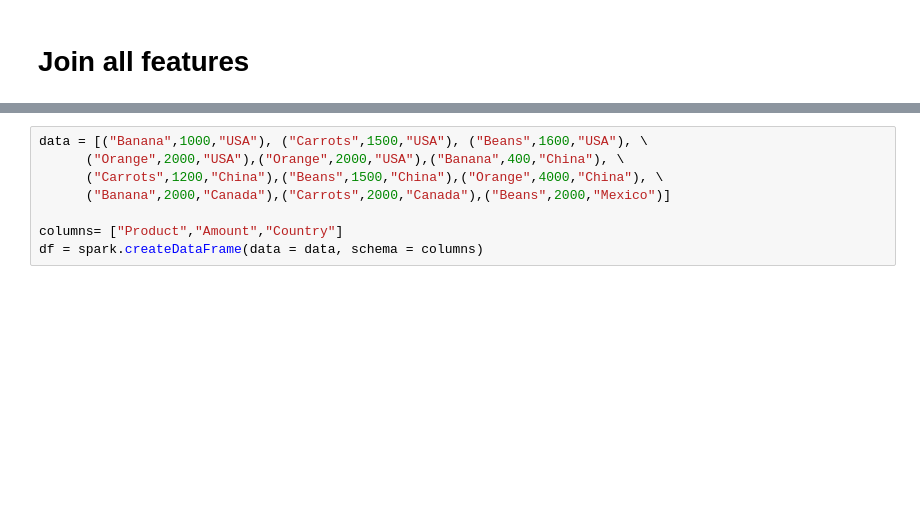
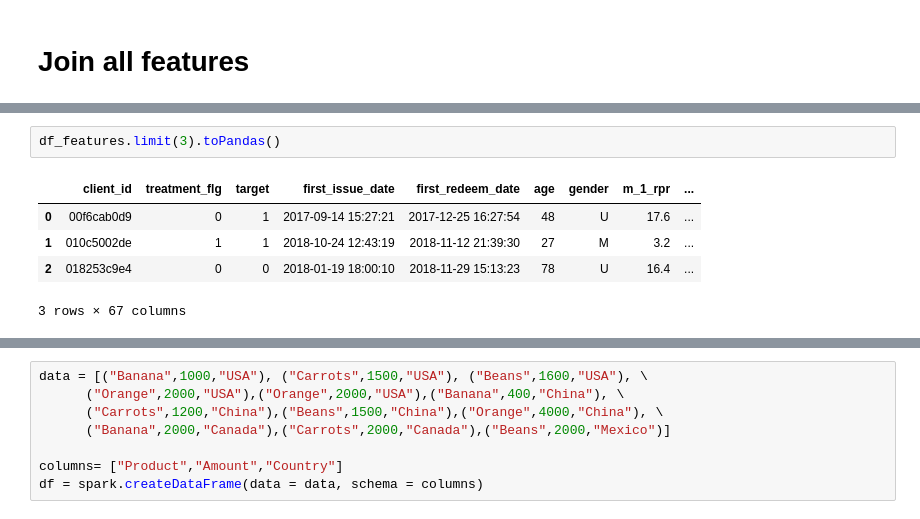
Before and after one commit to adamaulia/Master_thesis, a Jupyter notebook: 0_spark_eda_retail.ipynb, the cells around one changed output, grey strips where cells are left out. Drawn from its saved outputs; the diff is of its cells as text; blank space fills up the shorter version.

```diff
--- a/0_spark_eda_retail.ipynb
+++ b/0_spark_eda_retail.ipynb
@@ -540,0 +732,8 @@ df_store_gb.limit(10).toPandas()
+# %%
+df_features.limit(3).toPandas()
+# %% [output]
+|  | client_id | treatment_flg | target | first_issue_date | first_redeem_date | age | gender | m_1_rpr | ... |
+| 0 | 00f6cab0d9 | 0 | 1 | 2017-09-14 15:27:21 | 2017-12-25 16:27:54 | 48 | U | 17.6 | ... |
+| 1 | 010c5002de | 1 | 1 | 2018-10-24 12:43:19 | 2018-11-12 21:39:30 | 27 | M | 3.2 | ... |
+| 2 | 018253c9e4 | 0 | 0 | 2018-01-19 18:00:10 | 2018-11-29 15:13:23 | 78 | U | 16.4 | ... |
+3 rows × 67 columns
```
Also changed, not shown: parts of 10 cells of this notebook.
